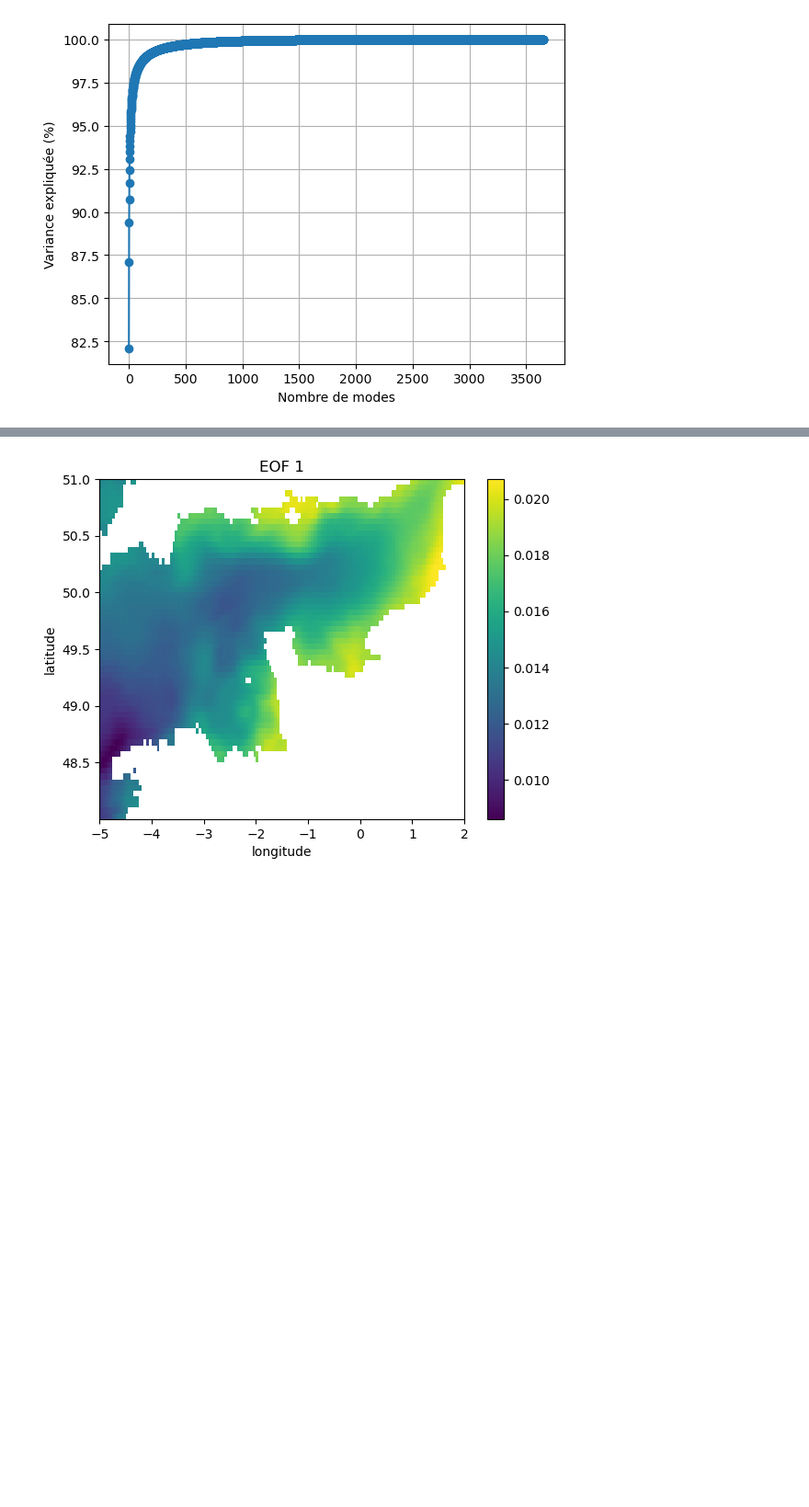
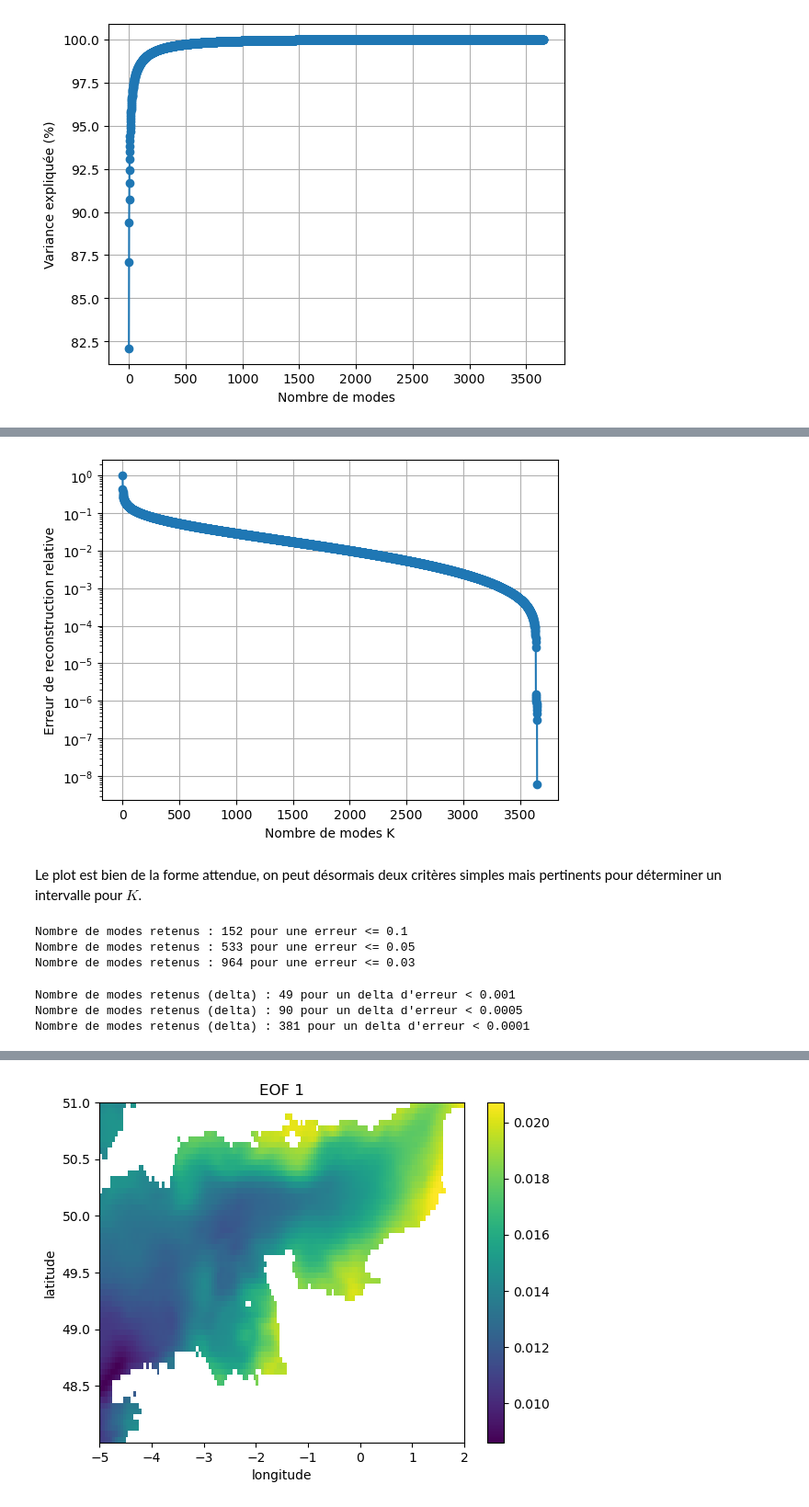
Before and after one commit to mkkuu/m1Project_SciML, a Jupyter notebook: notebooks/statisticalAnalysis/10multivariateAnalysis.ipynb, the cells around one changed output, grey strips where cells are left out. Shown at 92% size. Saved outputs shown, nothing was run; the diff lists cells and outputs as text; code cells hidden in the pictures; blank space fills up the shorter version.

```diff
--- a/notebooks/statisticalAnalysis/10multivariateAnalysis.ipynb
+++ b/notebooks/statisticalAnalysis/10multivariateAnalysis.ipynb
@@ -175,0 +185,61 @@ plt.show()
+# %%
+singularValues = pca.singular_values_
+
+totalEnergy = np.sum(singularValues**2)
+
+reconstructionError = [
+    np.sqrt(np.sum(singularValues[k:]**2) / totalEnergy)
+    for k in range(len(singularValues))
+]
+
+plt.figure()
+plt.plot(reconstructionError, marker="o")
+plt.xlabel("Nombre de modes K")
+plt.ylabel("Erreur de reconstruction relative")
+plt.yscale("log")
+plt.grid()
+plt.show()
+# %% [output]
+[figure, added]
+# %% [markdown]
+Le plot est bien de la forme attendue, on peut désormais deux critères simples mais pertinents pour déterminer un intervalle pour $K$.
+# %%
+# 1st criterion : fixed threshold on reconstruction error
+
+error = np.array(reconstructionError)
+
+threshold1 = 0.10
+threshold2 = 0.05
+threshold3 = 0.03
+
+KOpt1 = np.argmax(error <= threshold1)
+KOpt2 = np.argmax(error <= threshold2)
+KOpt3 = np.argmax(error <= threshold3)
+
+print("Nombre de modes retenus :", KOpt1, "pour une erreur <=", threshold1)
+print("Nombre de modes retenus :", KOpt2, "pour une erreur <=", threshold2)
+print("Nombre de modes retenus :", KOpt3, "pour une erreur <=", threshold3)
+# %% [output]
+Nombre de modes retenus : 152 pour une erreur <= 0.1
+Nombre de modes retenus : 533 pour une erreur <= 0.05
+Nombre de modes retenus : 964 pour une erreur <= 0.03
+# %%
+# 2nd criterion : marginal residual energy (differential criterion)
+
+deltaError = np.abs(np.diff(error))
+
+deltaThreshold1 = 1e-3
+deltaThreshold2 = 5e-4
+deltaThreshold3 = 1e-4
+
+KOpt1 = np.argmax(deltaError < deltaThreshold1)
+KOpt2 = np.argmax(deltaError < deltaThreshold2)
+KOpt3 = np.argmax(deltaError < deltaThreshold3)
+
+print("Nombre de modes retenus (delta) :", KOpt1, "pour un delta d'erreur <", deltaThreshold1)
+print("Nombre de modes retenus (delta) :", KOpt2, "pour un delta d'erreur <", deltaThreshold2)
+print("Nombre de modes retenus (delta) :", KOpt3, "pour un delta d'erreur <", deltaThreshold3)
+# %% [output]
+Nombre de modes retenus (delta) : 49 pour un delta d'erreur < 0.001
+Nombre de modes retenus (delta) : 90 pour un delta d'erreur < 0.0005
+Nombre de modes retenus (delta) : 381 pour un delta d'erreur < 0.0001
```
Also changed, not shown: parts of 8 cells of this notebook.
